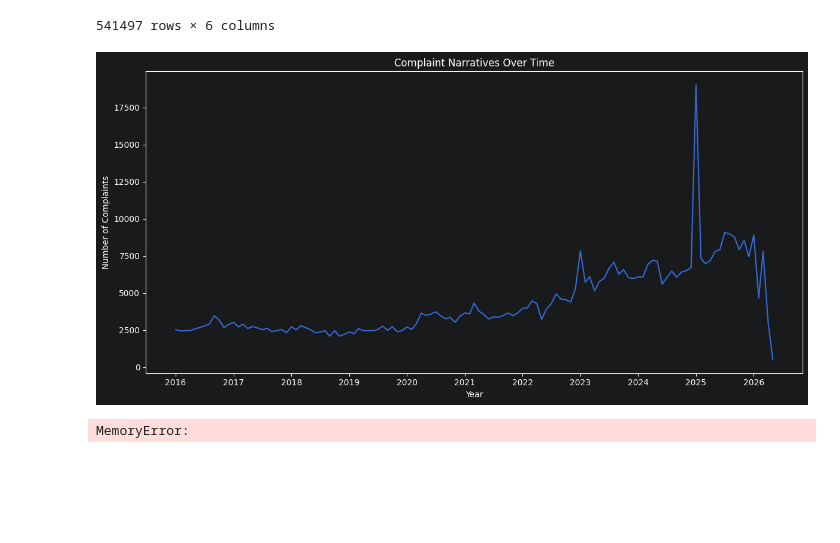
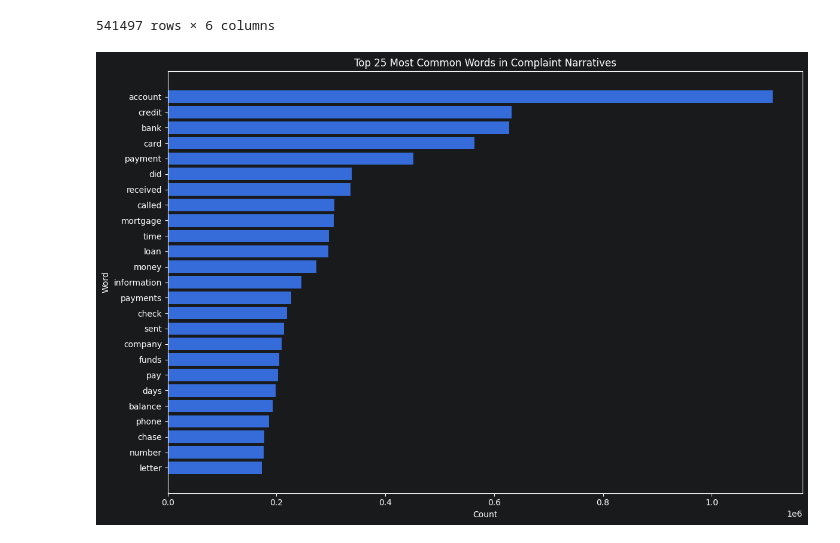
Before and after one commit to n-tamm/cfpb_mortgage_complaints, a Jupyter notebook: notebooks/consumer_complaints_eda_v3.ipynb, the cells around one changed output. Cells and saved outputs as stored; diff of their text form; code cells hidden in the pictures; blank space fills up the shorter version.

```diff
--- a/notebooks/consumer_complaints_eda_v3.ipynb
+++ b/notebooks/consumer_complaints_eda_v3.ipynb
@@ -844,77 +803,53 @@ complaints_by_month = duckdb.sql(f"""
-# %%
-# Plot narratives over time
-plt.figure(figsize=(12, 6))
-
-plt.plot(
-    complaints_by_month['month'],
-    complaints_by_month['complaints']
-)
-
-ax = plt.gca()
-
-# Show every year
-ax.xaxis.set_major_locator(mdates.YearLocator())
-
-# Format as 2020, 2021, etc.
-ax.xaxis.set_major_formatter(mdates.DateFormatter('%Y'))
-
-plt.title('Complaint Narratives Over Time')
-plt.xlabel('Year')
-plt.ylabel('Number of Complaints')
-
-plt.tight_layout()
-plt.show()
-# %% [output]
-[figure, removed]
 # %%
-# Bar chart - Top 25 words
-# Combine all narratives into one large string
-all_text = ' '.join(
-    df_with_counts['Consumer complaint narrative']
-    .dropna()
-    .astype(str)
-)
+# Bar chart - top 25 words
 
-# Lowercase and extract word-like tokens
-tokens = re.findall(r'\b[a-z]+\b', all_text.lower())
-
-# Remove stop words and common CFPB redaction artifacts
+# Stop words
 custom_stop_words = set(ENGLISH_STOP_WORDS).union({
     'xxxx',
     'xx',
     'xxxxxxxx',
-    'would',
-    'could',
     'said',
     'told'
 })
 
-tokens_clean = [
-    token for token in tokens
-    if token not in custom_stop_words
-]
+# Count words across all narratives
+word_counter = Counter()
 
-# Count top 25 words
-top_25_words = Counter(tokens_clean).most_common(25)
+for text in df_with_counts['Consumer complaint narrative'].dropna():
+
+    tokens = re.findall(
+        r'\b[a-z]{2,}\b',
+        str(text).lower()
+    )
+
+    tokens = [
+        token for token in tokens
+        if token not in custom_stop_words
+    ]
+
+    word_counter.update(tokens)
+
+# Top 25 words
+top_25_words = word_counter.most_common(25)
 
 top_words_df = pd.DataFrame(
     top_25_words,
     columns=['word', 'count']
 )
 
 # Plot
-plt.figure(figsize=(10, 8))
+plt.figure(figsize=(12, 8))
 
 plt.barh(
     top_words_df['word'][::-1],
     top_words_df['count'][::-1]
 )
 
 plt.title('Top 25 Most Common Words in Complaint Narratives')
 plt.xlabel('Count')
 plt.ylabel('Word')
 
 plt.tight_layout()
 plt.show()
 # %% [output]
-MemoryError:
+[figure, added]
```
Also changed, not shown: parts of 22 cells of this notebook, 1 other file.
